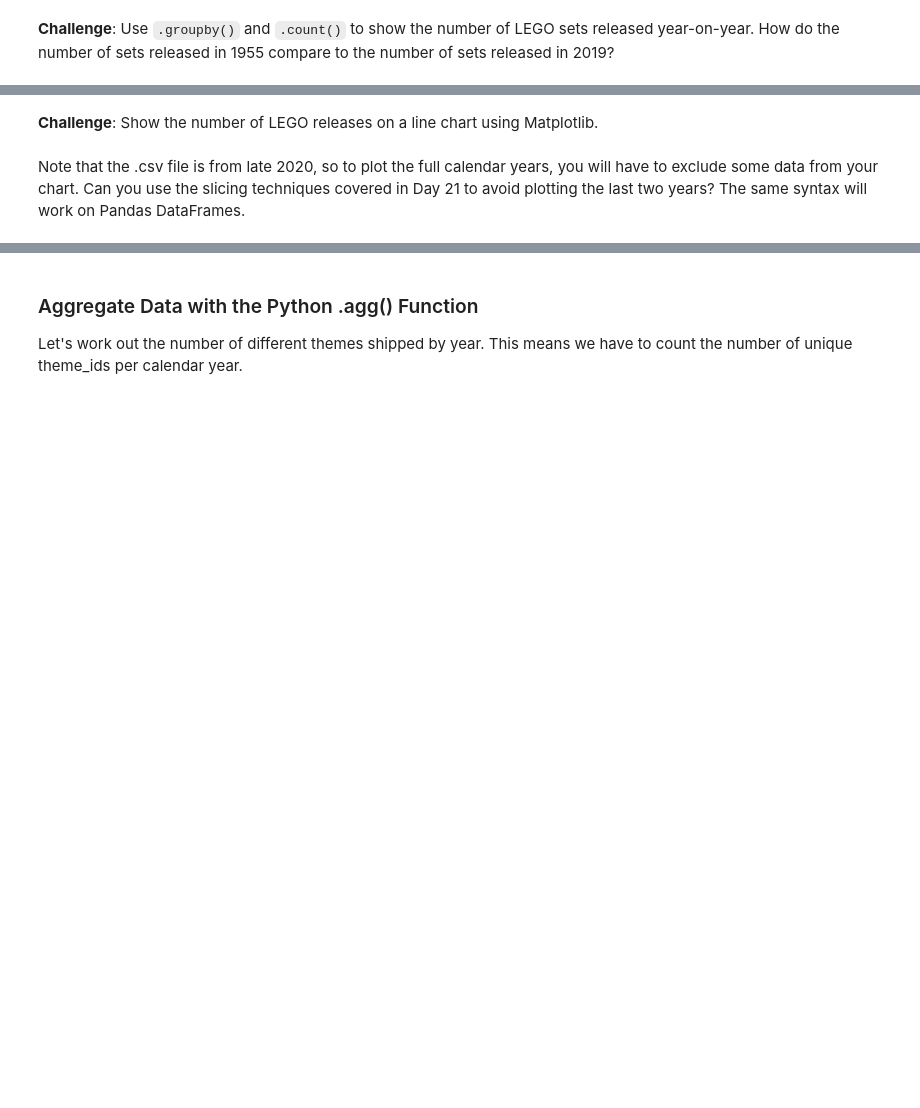
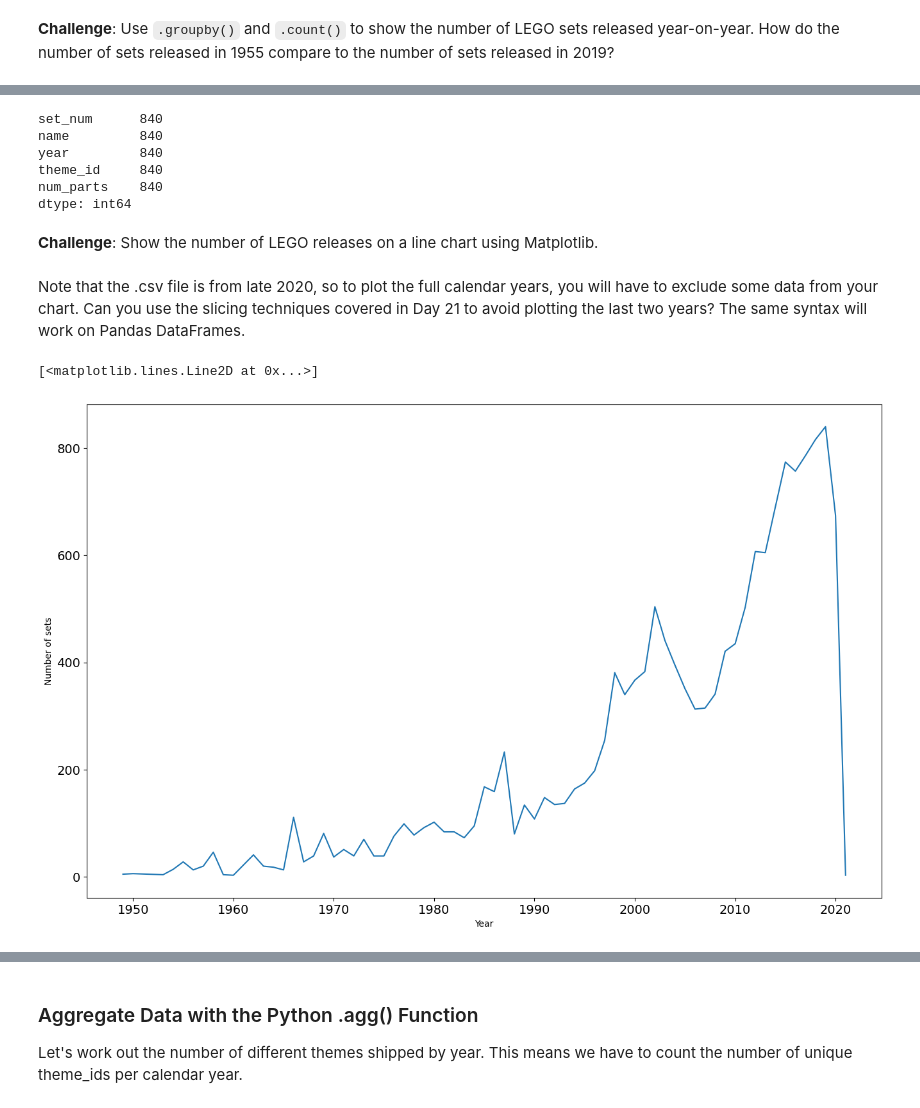
Before and after one commit to nico-Zero/Python, a Jupyter notebook: New_Shit__/Angela_Yu__/Day_73_LAGO_Dataset/LEGO Notebook and Data (start)/Lego_Analysis_for_Course_(start).ipynb, the cells around one changed output, grey strips where cells are left out. Saved outputs shown, nothing was run; the diff lists cells and outputs as text; code cells hidden in the pictures; blank space fills up the shorter version.

```diff
--- a/New_Shit__/Angela_Yu__/Day_73_LAGO_Dataset/LEGO Notebook and Data (start)/Lego_Analysis_for_Course_(start).ipynb
+++ b/New_Shit__/Angela_Yu__/Day_73_LAGO_Dataset/LEGO Notebook and Data (start)/Lego_Analysis_for_Course_(start).ipynb
@@ -48,3 +74,6 @@ A lego set is a particular box of LEGO or product. Therefore, a single theme typ
 The <code>sets.csv</code> data contains a list of sets over the years and the number of parts that each of these sets contained.
 
 **Challenge**: Read the sets.csv data and take a look at the first and last couple of rows.
+# %%
+set_df = pd.read_csv(r"data/sets.csv")
+set_df.head()
@@ -59,4 +147,25 @@ The <code>sets.csv</code> data contains a list of sets over the years and the nu
+# %%
+set_df[set_df["year"] == 1955].count()
+set_df[set_df["year"] == 2019].count()
+# %% [output]
+set_num      840
+name         840
+year         840
+theme_id     840
+num_parts    840
+dtype: int64
 # %% [markdown]
 **Challenge**: Show the number of LEGO releases on a line chart using Matplotlib. <br>
 <br>
 Note that the .csv file is from late 2020, so to plot the full calendar years, you will have to exclude some data from your chart. Can you use the slicing techniques covered in Day 21 to avoid plotting the last two years? The same syntax will work on Pandas DataFrames.
+# %%
+set_count_data = set_df.groupby(by="year").count()
+plt.figure(figsize=(16, 10))
+plt.xlabel("Year")
+plt.ylabel("Number of sets")
+plt.xticks(fontsize=14)
+plt.yticks(fontsize=14)
+plt.plot(set_count_data.index, set_count_data.set_num)
+# %% [output]
+[<matplotlib.lines.Line2D at 0x...>]
+[figure, added]
```
Also changed, not shown: parts of 14 cells of this notebook, 1 other file.
